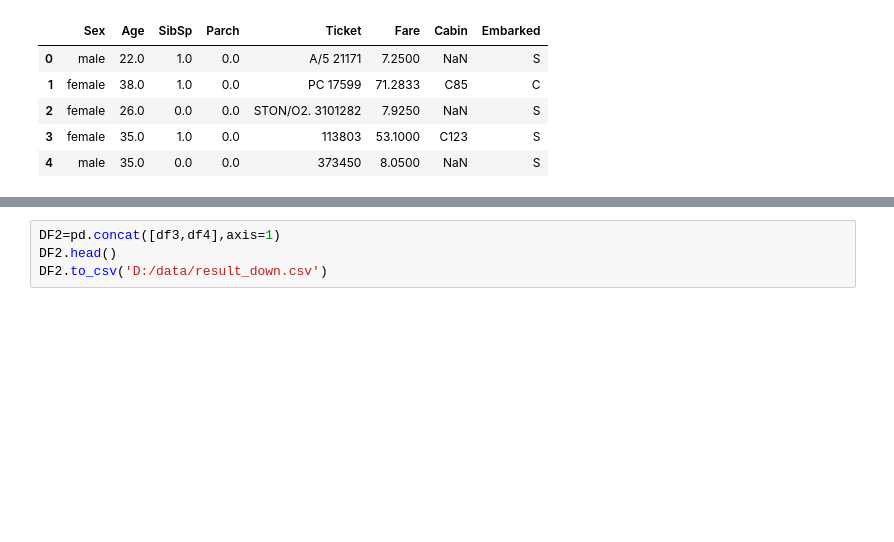
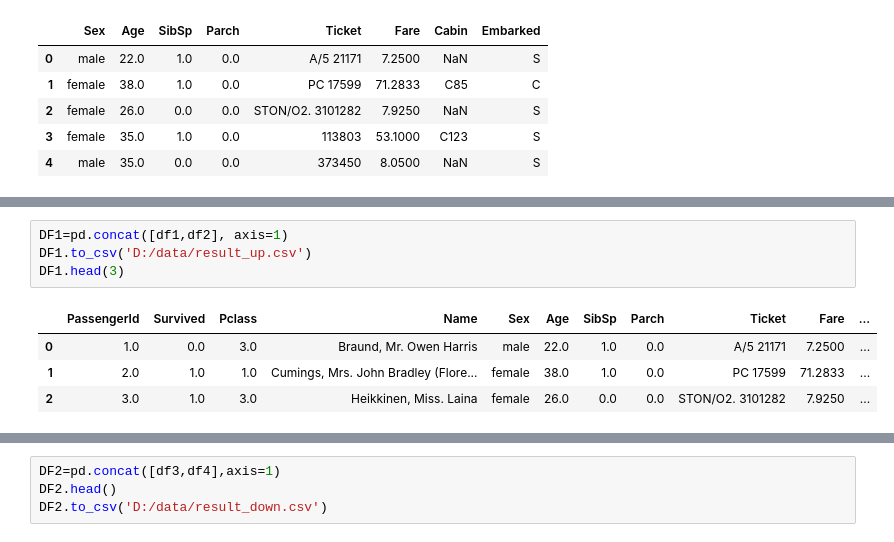
Before and after one commit to Qiqirong/Python, a Jupyter notebook: Datawhale_studygroup/Data analysis/Task2/2.2 数据重构.ipynb, the cells around one changed output, grey strips where cells are left out. Drawn from its saved outputs; the diff is of its cells as text; blank space fills up the shorter version.

```diff
--- a/Datawhale_studygroup/Data analysis/Task2/2.2 数据重构.ipynb
+++ b/Datawhale_studygroup/Data analysis/Task2/2.2 数据重构.ipynb
@@ -40,2 +36,11 @@ df1.merge(df2, left_index=True, right_index=True)
+# %%
+DF1=pd.concat([df1,df2], axis=1)
+DF1.to_csv('D:/data/result_up.csv')
+DF1.head(3)
+# %% [output]
+|  | PassengerId | Survived | Pclass | Name | Sex | Age | SibSp | Parch | Ticket | Fare | ... |
+| 0 | 1.0 | 0.0 | 3.0 | Braund, Mr. Owen Harris | male | 22.0 | 1.0 | 0.0 | A/5 21171 | 7.2500 | ... |
+| 1 | 2.0 | 1.0 | 1.0 | Cumings, Mrs. John Bradley (Flore... | female | 38.0 | 1.0 | 0.0 | PC 17599 | 71.2833 | ... |
+| 2 | 3.0 | 1.0 | 3.0 | Heikkinen, Miss. Laina | female | 26.0 | 0.0 | 0.0 | STON/O2. 3101282 | 7.9250 | ... |
 # %%
 df3=pd.read_csv('D:/data/train-left-down.csv')
```
Also changed, not shown: parts of 21 cells of this notebook.
